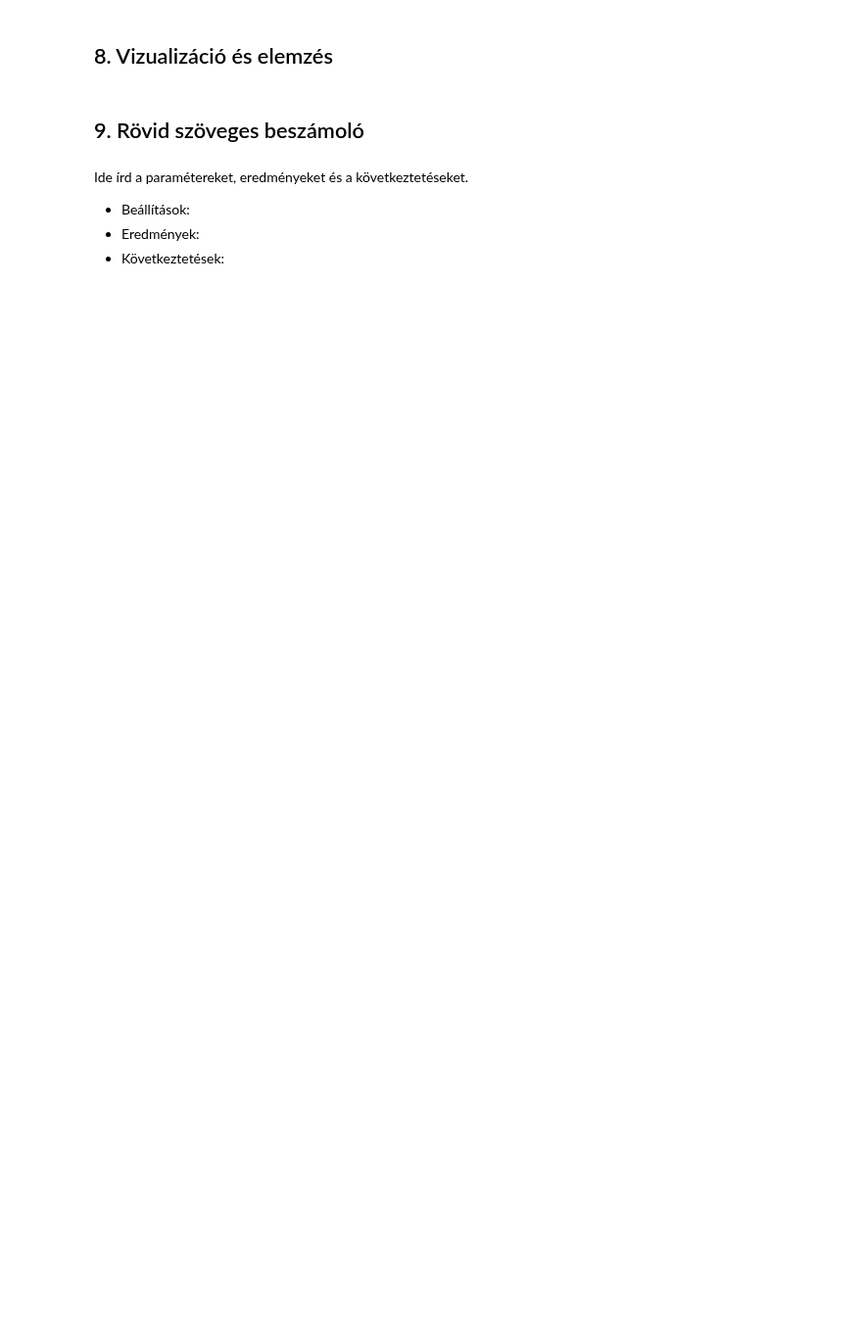
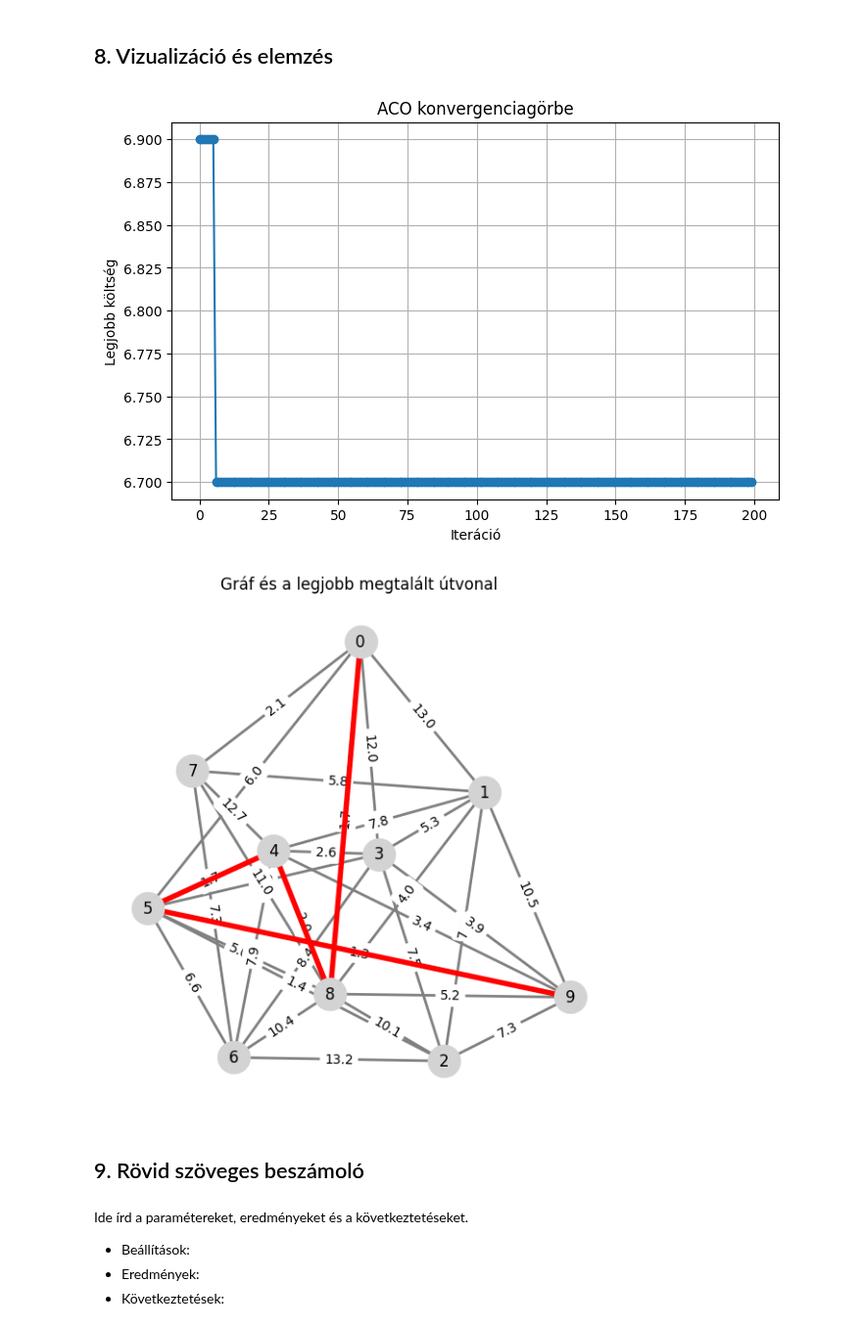
Before and after one commit to bodohelgahannelora-lab/Bioinformatika, a Jupyter notebook: Bodo Helga-Hannelora - GA_bev_ACO_Projekt_Template.ipynb, the cells around one changed output. Shown at 98% size. Saved outputs shown, nothing was run; the diff lists cells and outputs as text; code cells hidden in the pictures; blank space fills up the shorter version.

```diff
--- a/Bodo Helga-Hannelora - GA_bev_ACO_Projekt_Template.ipynb
+++ b/Bodo Helga-Hannelora - GA_bev_ACO_Projekt_Template.ipynb
@@ -66,10 +184,2 @@ def update_pheromones(tau, ant_paths, graph, rho=0.1, Q=1.0):
 # %% [markdown]
 ## 7. ACO fő ciklus
-# %%
-# TODO: ACO futtatása
-def run_aco(graph, n_ants=10, n_iters=50, alpha=0.5, rho=0.1, tau0=0.1, start=None, goal=None):
-    # TODO
-    raise NotImplementedError
-
-# Példa (akkor futtasd, ha kész vagy):
-# best_path, best_cost, history = run_aco(graph, start=0, goal=5)
@@ -76,17 +263,54 @@ def run_aco(graph, n_ants=10, n_iters=50, alpha=0.5, rho=0.1, tau0=0.1, start=No
 # %% [markdown]
 ## 8. Vizualizáció és elemzés
-# %%
-import matplotlib.pyplot as plt
-
-# TODO: konvergenciagörbe
-def plot_convergence(history):
-    # TODO
-    raise NotImplementedError
-
-# TODO: opcionális gráf + útvonal rajzolása
-def plot_graph_and_path(graph, path):
-    # TODO
-    raise NotImplementedError
+# %%
+import matplotlib.pyplot as plt
+import networkx as nx
+
+def plot_convergence(history):
+    plt.figure(figsize=(8, 5))
+    plt.plot(history, marker="o")
+    plt.xlabel("Iteráció")
+    plt.ylabel("Legjobb költség")
+    plt.title("ACO konvergenciagörbe")
+    plt.grid(True)
+    plt.show()
+
+def plot_graph_and_path(graph, path):
+    G = nx.Graph()
+
+    for u in graph:
+        for v, w in graph[u].items():
+            G.add_edge(u, v, weight=w)
+
+    pos = nx.spring_layout(G, seed=42)
+
+    plt.figure(figsize=(7, 7))
+
+    nx.draw_networkx_nodes(G, pos, node_size=600, node_color="lightgray")
+    nx.draw_networkx_edges(G, pos, width=2, edge_color="gray")
+    nx.draw_networkx_labels(G, pos, font_size=12)
+
+    edge_labels = {(u, v): graph[u][v] for u, v in G.edges()}
+    nx.draw_networkx_edge_labels(G, pos, edge_labels=edge_labels, font_size=10)
+
+    if path is not None:
+        path_edges = [(path[i], path[i + 1]) for i in range(len(path) - 1)]
+        nx.draw_networkx_edges(
+            G, pos,
+            edgelist=path_edges,
+            width=4,
+            edge_color="red"
+        )
+
+    plt.title("Gráf és a legjobb megtalált útvonal")
+    plt.axis("off")
+    plt.show()
+
+plot_convergence(history)
+plot_graph_and_path(graph, best_path)
+# %% [output]
+[figure, added]
+[figure, added]
 # %% [markdown]
 ## 9. Rövid szöveges beszámoló
 # %% [markdown]
```
Also changed, not shown: parts of 17 cells of this notebook.
